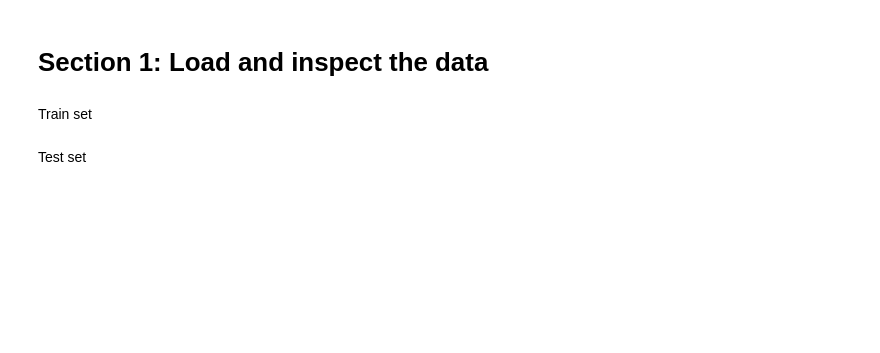
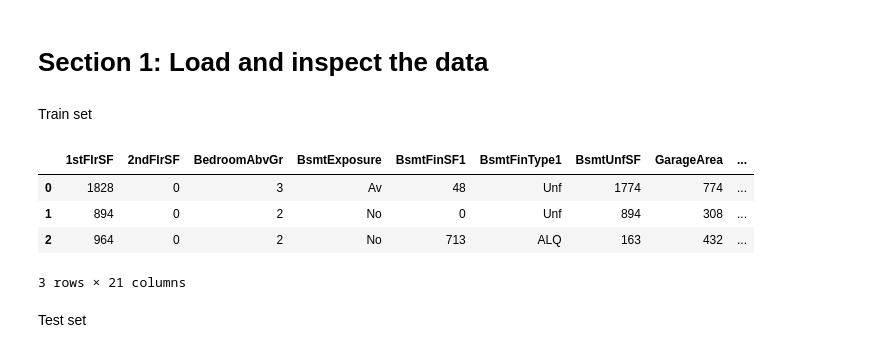
Before and after one commit to robinozer/housing, a Jupyter notebook: jupyter_notebooks/04-Feature Engineering.ipynb, the cells around one changed output. Saved outputs shown, nothing was run; the diff lists cells and outputs as text; code cells hidden in the pictures; blank space fills up the shorter version.

```diff
--- a/jupyter_notebooks/04-Feature Engineering.ipynb
+++ b/jupyter_notebooks/04-Feature Engineering.ipynb
@@ -49,8 +74,14 @@ Train set
 # %%
 import pandas as pd
 
 TrainSet = pd.read_csv("outputs/datasets/cleaned/train/TrainSetCleaned.csv")
-TrainSet.head()
+TrainSet.head(3)
+# %% [output]
+|  | 1stFlrSF | 2ndFlrSF | BedroomAbvGr | BsmtExposure | BsmtFinSF1 | BsmtFinType1 | BsmtUnfSF | GarageArea | ... |
+| 0 | 1828 | 0 | 3 | Av | 48 | Unf | 1774 | 774 | ... |
+| 1 | 894 | 0 | 2 | No | 0 | Unf | 894 | 308 | ... |
+| 2 | 964 | 0 | 2 | No | 713 | ALQ | 163 | 432 | ... |
+3 rows × 21 columns
 # %% [markdown]
 Test set
 # %%
```
Also changed, not shown: parts of 11 cells of this notebook.
